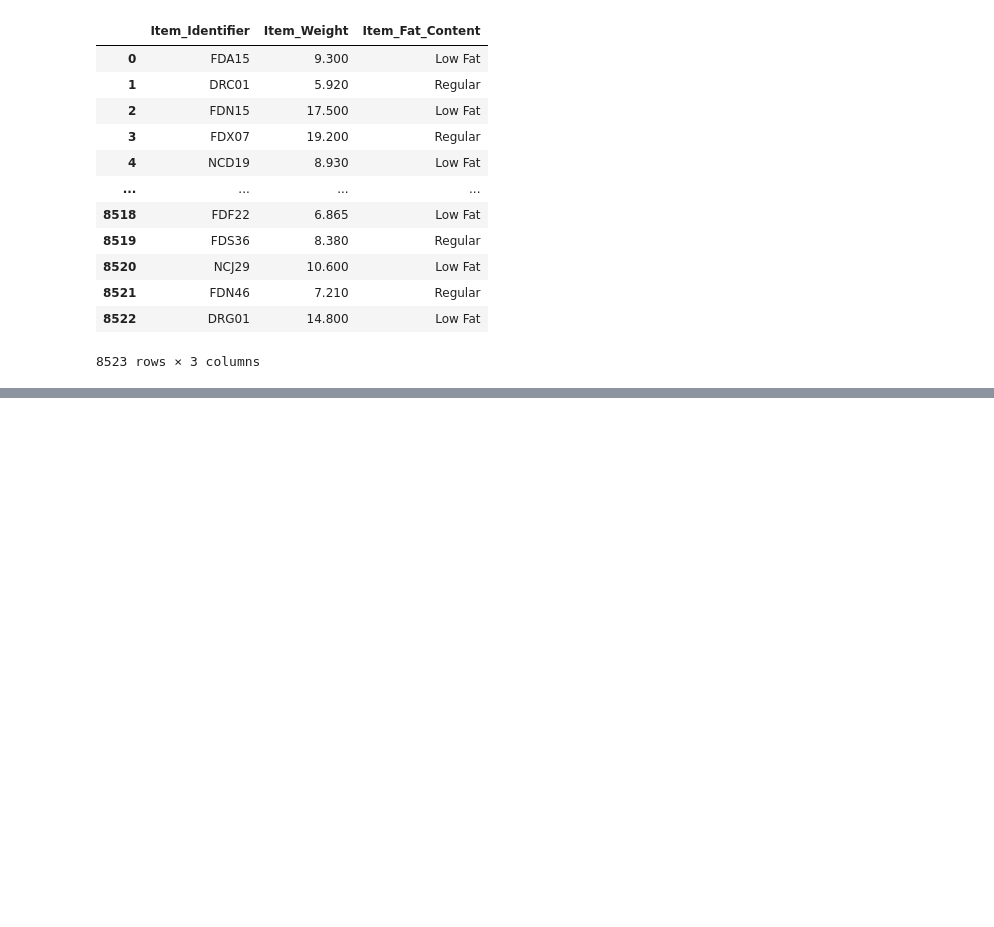
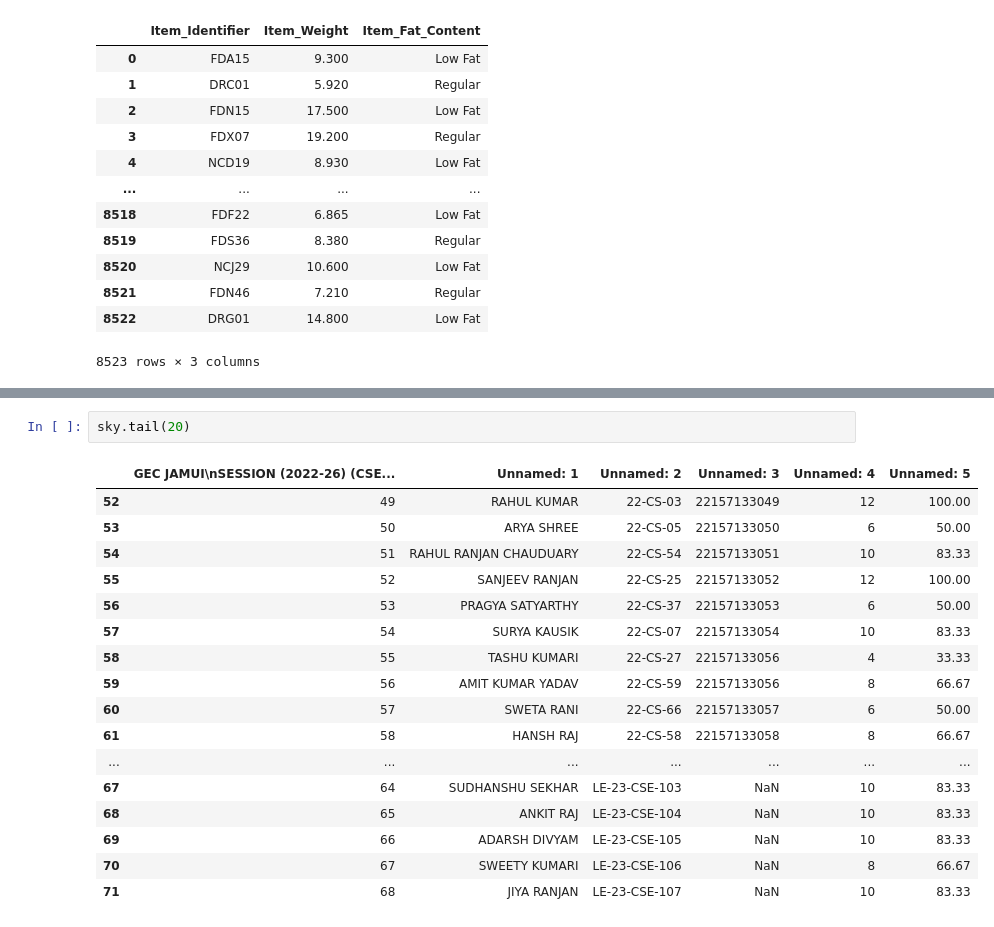
Before and after one commit to santosH7321/PythonLibrary, a Jupyter notebook: Pandas/Day1.ipynb, the cells around one changed output, grey strips where cells are left out. Saved outputs shown, nothing was run; the diff lists cells and outputs as text; blank space fills up the shorter version.

```diff
--- a/Pandas/Day1.ipynb
+++ b/Pandas/Day1.ipynb
@@ -264,0 +338,20 @@ df[["Item_Identifier", "Item_Weight", "Item_Fat_Content"]]
+# %%
+sky.tail(20)
+# %% [output]
+|  | GEC JAMUI\nSESSION (2022-26) (CSE... | Unnamed: 1 | Unnamed: 2 | Unnamed: 3 | Unnamed: 4 | Unnamed: 5 |
+| 52 | 49 | RAHUL KUMAR | 22-CS-03 | 22157133049 | 12 | 100.00 |
+| 53 | 50 | ARYA SHREE | 22-CS-05 | 22157133050 | 6 | 50.00 |
+| 54 | 51 | RAHUL RANJAN CHAUDUARY | 22-CS-54 | 22157133051 | 10 | 83.33 |
+| 55 | 52 | SANJEEV RANJAN | 22-CS-25 | 22157133052 | 12 | 100.00 |
+| 56 | 53 | PRAGYA SATYARTHY | 22-CS-37 | 22157133053 | 6 | 50.00 |
+| 57 | 54 | SURYA KAUSIK | 22-CS-07 | 22157133054 | 10 | 83.33 |
+| 58 | 55 | TASHU KUMARI | 22-CS-27 | 22157133056 | 4 | 33.33 |
+| 59 | 56 | AMIT KUMAR YADAV | 22-CS-59 | 22157133056 | 8 | 66.67 |
+| 60 | 57 | SWETA RANI | 22-CS-66 | 22157133057 | 6 | 50.00 |
+| 61 | 58 | HANSH RAJ | 22-CS-58 | 22157133058 | 8 | 66.67 |
+| ... | ... | ... | ... | ... | ... | ... |
+| 67 | 64 | SUDHANSHU SEKHAR | LE-23-CSE-103 | NaN | 10 | 83.33 |
+| 68 | 65 | ANKIT RAJ | LE-23-CSE-104 | NaN | 10 | 83.33 |
+| 69 | 66 | ADARSH DIVYAM | LE-23-CSE-105 | NaN | 10 | 83.33 |
+| 70 | 67 | SWEETY KUMARI | LE-23-CSE-106 | NaN | 8 | 66.67 |
+| 71 | 68 | JIYA RANJAN | LE-23-CSE-107 | NaN | 10 | 83.33 |
```
Also changed, not shown: parts of 8 cells of this notebook, 2 other files.
